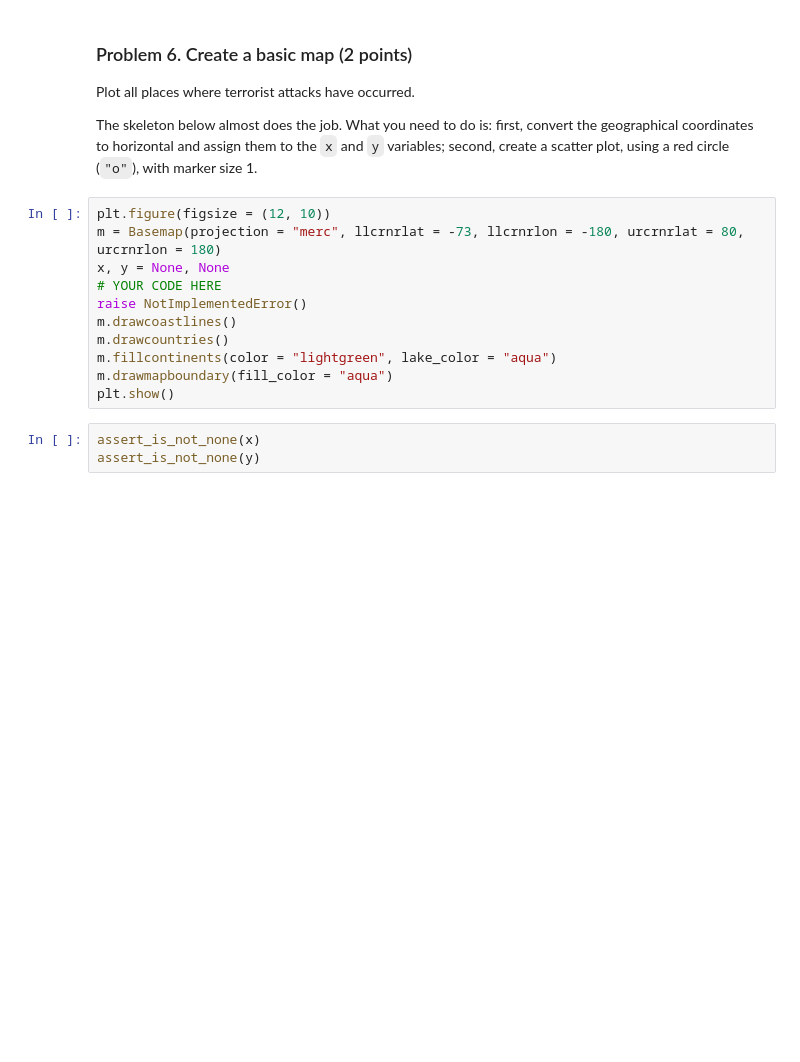
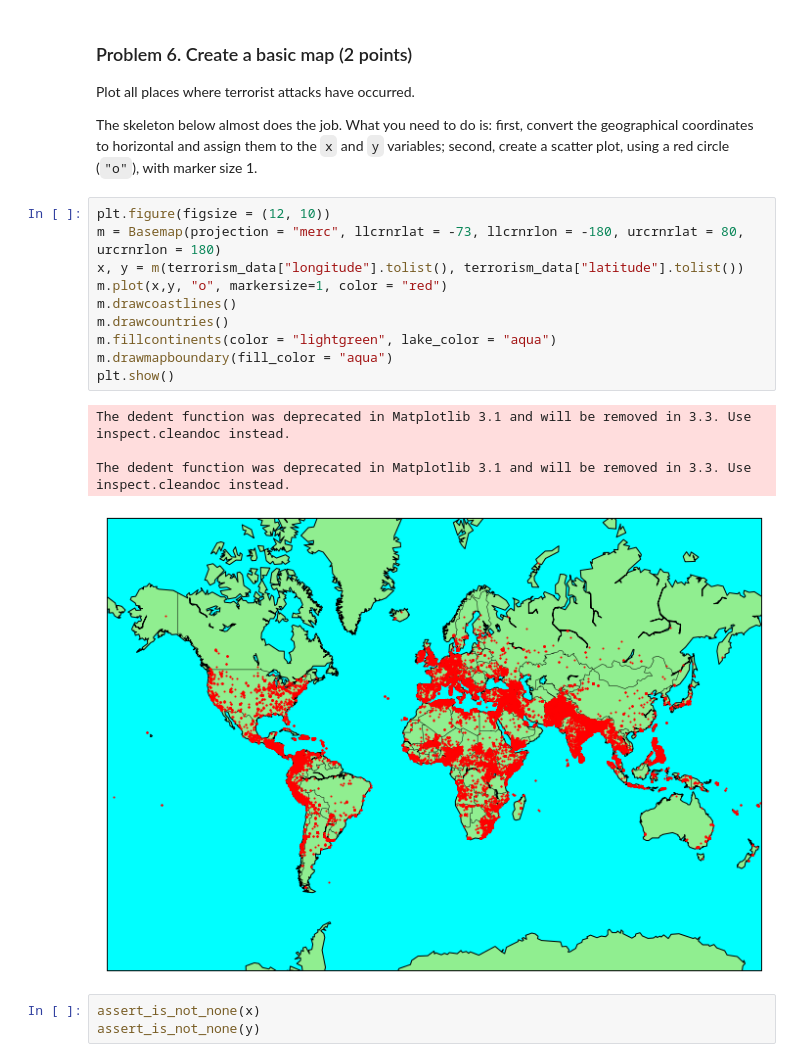
Before and after one commit to HristoRaykov/ArtIntelligence-04.2019, a Jupyter notebook: DataScience/05.SpacialDataNetworkAnalysis/05. Working-with-Spatial-Data-and-Network-Analysis-Lab/Spatial Data and Networks Lab.ipynb, the cells around one changed output. Drawn from its saved outputs; the diff is of its cells as text; blank space fills up the shorter version.

Commit message:
Spacial data and networks homework finished.

```diff
--- a/DataScience/05.SpacialDataNetworkAnalysis/05. Working-with-Spatial-Data-and-Network-Analysis-Lab/Spatial Data and Networks Lab.ipynb
+++ b/DataScience/05.SpacialDataNetworkAnalysis/05. Working-with-Spatial-Data-and-Network-Analysis-Lab/Spatial Data and Networks Lab.ipynb
@@ -150,14 +170,18 @@ The skeleton below almost does the job. What you need to do is: first, convert t
 # %%
 plt.figure(figsize = (12, 10))
 m = Basemap(projection = "merc", llcrnrlat = -73, llcrnrlon = -180, urcrnrlat = 80, urcrnrlon = 180)
-x, y = None, None
-# YOUR CODE HERE
-raise NotImplementedError()
+x, y = m(terrorism_data["longitude"].tolist(), terrorism_data["latitude"].tolist())
+m.plot(x,y, "o", markersize=1, color = "red")
 m.drawcoastlines()
 m.drawcountries()
 m.fillcontinents(color = "lightgreen", lake_color = "aqua")
 m.drawmapboundary(fill_color = "aqua")
 plt.show()
+# %% [output]
+The dedent function was deprecated in Matplotlib 3.1 and will be removed in 3.3. Use inspect.cleandoc instead.
+
+The dedent function was deprecated in Matplotlib 3.1 and will be removed in 3.3. Use inspect.cleandoc instead.
+[figure, added]
 # %%
 assert_is_not_none(x)
 assert_is_not_none(y)
```
Also changed, not shown: parts of 24 cells of this notebook.
